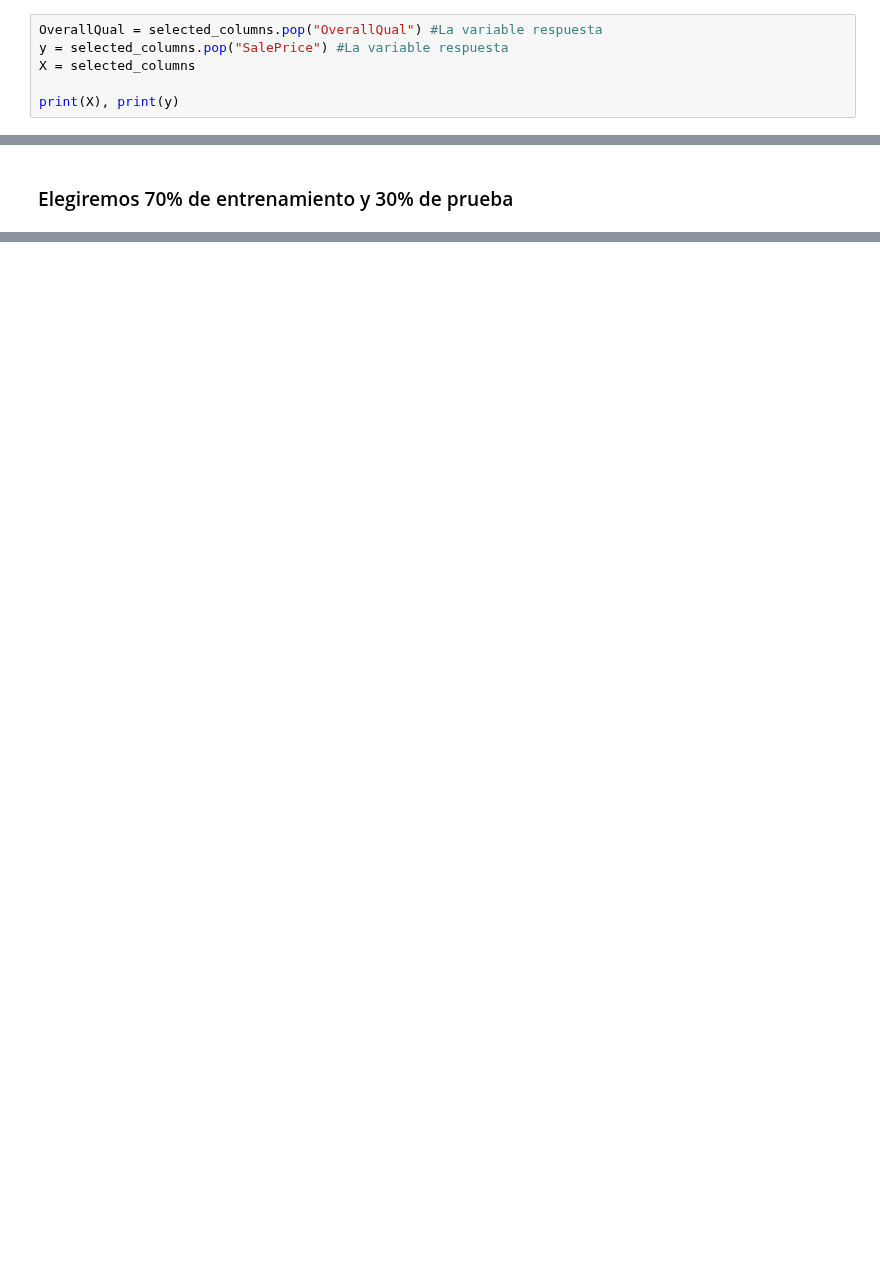
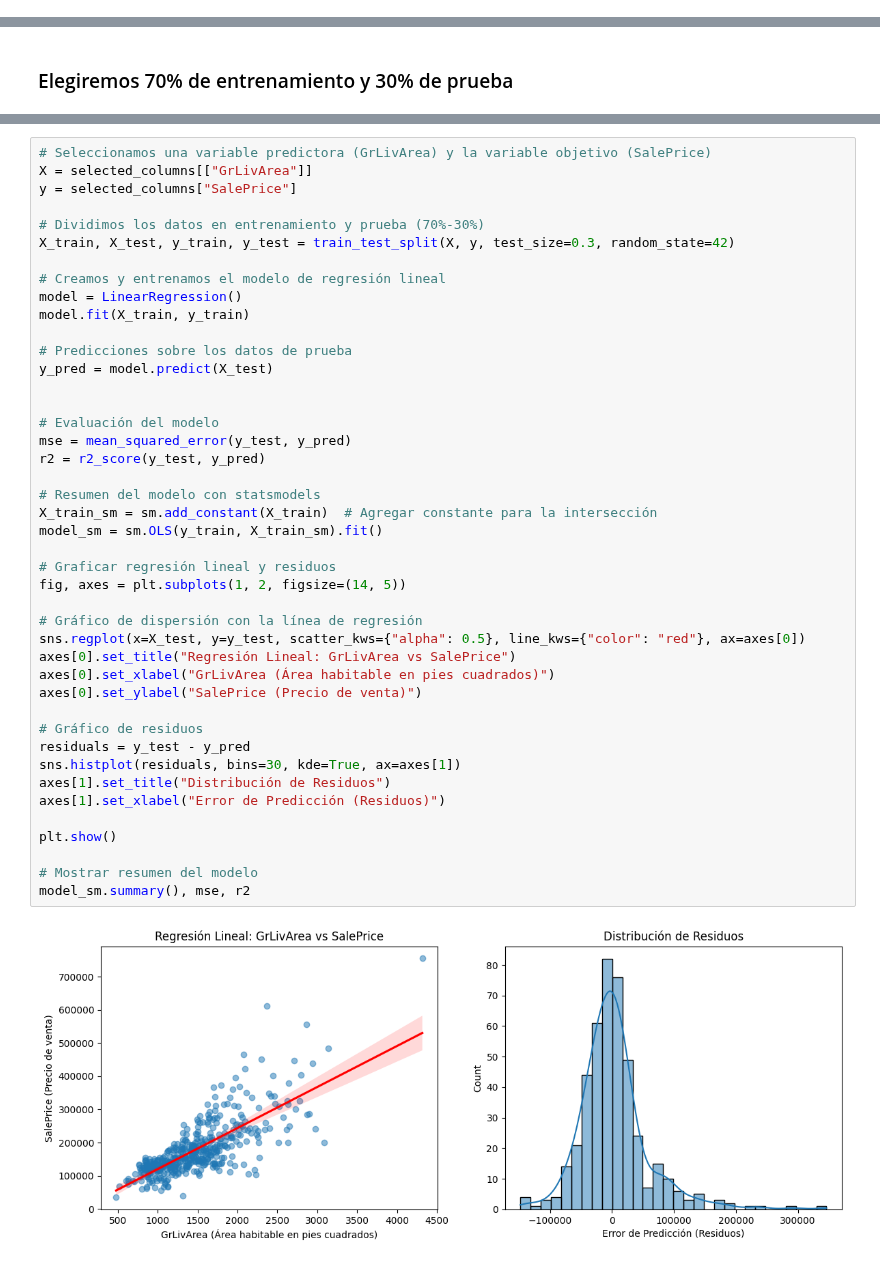
Before and after one commit to xtsebas/Houses_Prices, a Jupyter notebook: regresion_lineal.ipynb, the cells around one changed output, grey strips where cells are left out. Saved outputs shown, nothing was run; the diff lists cells and outputs as text; blank space fills up the shorter version.

Commit message:
7 -> MLR univariable con GrLivArea

```diff
--- a/regresion_lineal.ipynb
+++ b/regresion_lineal.ipynb
@@ -51,8 +58,2 @@ plt.show()
 # %% [markdown]
 ## Separando Train y test
-# %%
-OverallQual = selected_columns.pop("OverallQual") #La variable respuesta
-y = selected_columns.pop("SalePrice") #La variable respuesta
-X = selected_columns
-
-print(X), print(y)
@@ -102,0 +90,45 @@ print(X_test)
+# %%
+# Seleccionamos una variable predictora (GrLivArea) y la variable objetivo (SalePrice)
+X = selected_columns[["GrLivArea"]]
+y = selected_columns["SalePrice"]
+
+# Dividimos los datos en entrenamiento y prueba (70%-30%)
+X_train, X_test, y_train, y_test = train_test_split(X, y, test_size=0.3, random_state=42)
+
+# Creamos y entrenamos el modelo de regresión lineal
+model = LinearRegression()
+model.fit(X_train, y_train)
+
+# Predicciones sobre los datos de prueba
+y_pred = model.predict(X_test)
+
+
+# Evaluación del modelo
+mse = mean_squared_error(y_test, y_pred)
+r2 = r2_score(y_test, y_pred)
+
+# Resumen del modelo con statsmodels
+X_train_sm = sm.add_constant(X_train)  # Agregar constante para la intersección
+model_sm = sm.OLS(y_train, X_train_sm).fit()
+
+# Graficar regresión lineal y residuos
+fig, axes = plt.subplots(1, 2, figsize=(14, 5))
+
+# Gráfico de dispersión con la línea de regresión
+sns.regplot(x=X_test, y=y_test, scatter_kws={"alpha": 0.5}, line_kws={"color": "red"}, ax=axes[0])
+axes[0].set_title("Regresión Lineal: GrLivArea vs SalePrice")
+axes[0].set_xlabel("GrLivArea (Área habitable en pies cuadrados)")
+axes[0].set_ylabel("SalePrice (Precio de venta)")
+
+# Gráfico de residuos
+residuals = y_test - y_pred
+sns.histplot(residuals, bins=30, kde=True, ax=axes[1])
+axes[1].set_title("Distribución de Residuos")
+axes[1].set_xlabel("Error de Predicción (Residuos)")
+
+plt.show()
+
+# Mostrar resumen del modelo
+model_sm.summary(), mse, r2
+# %% [output]
+[figure, added]
```
Also changed, not shown: parts of 7 cells of this notebook, 1 other file.
